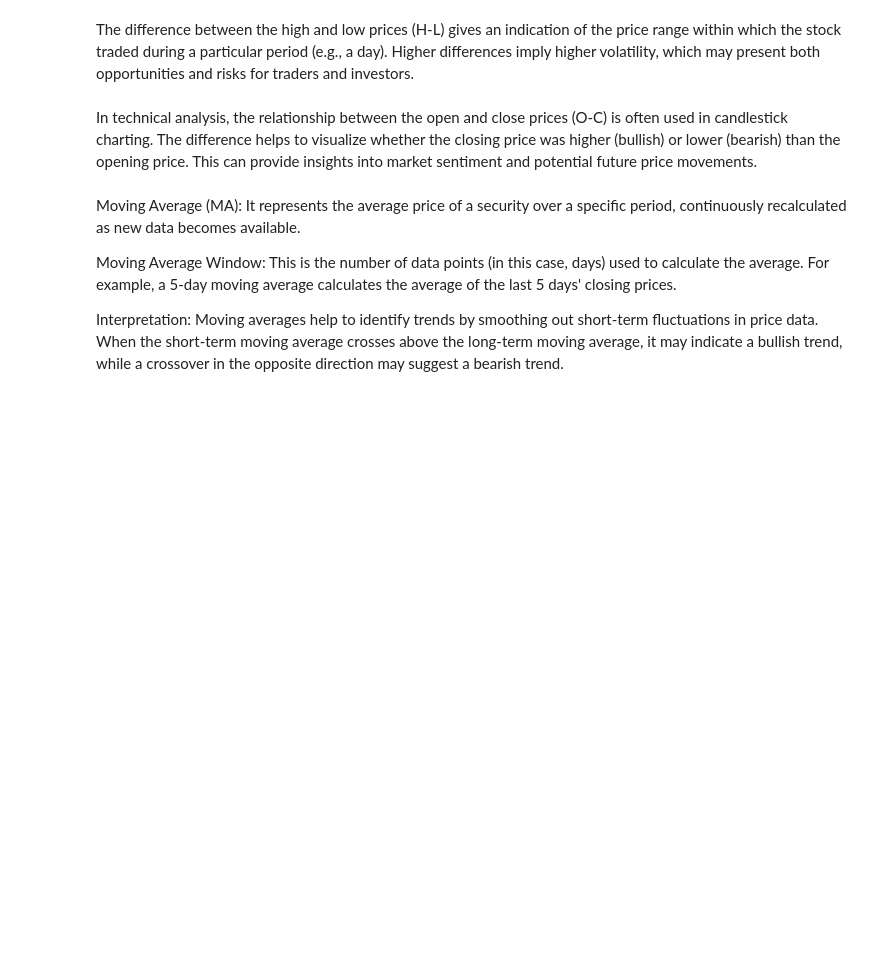
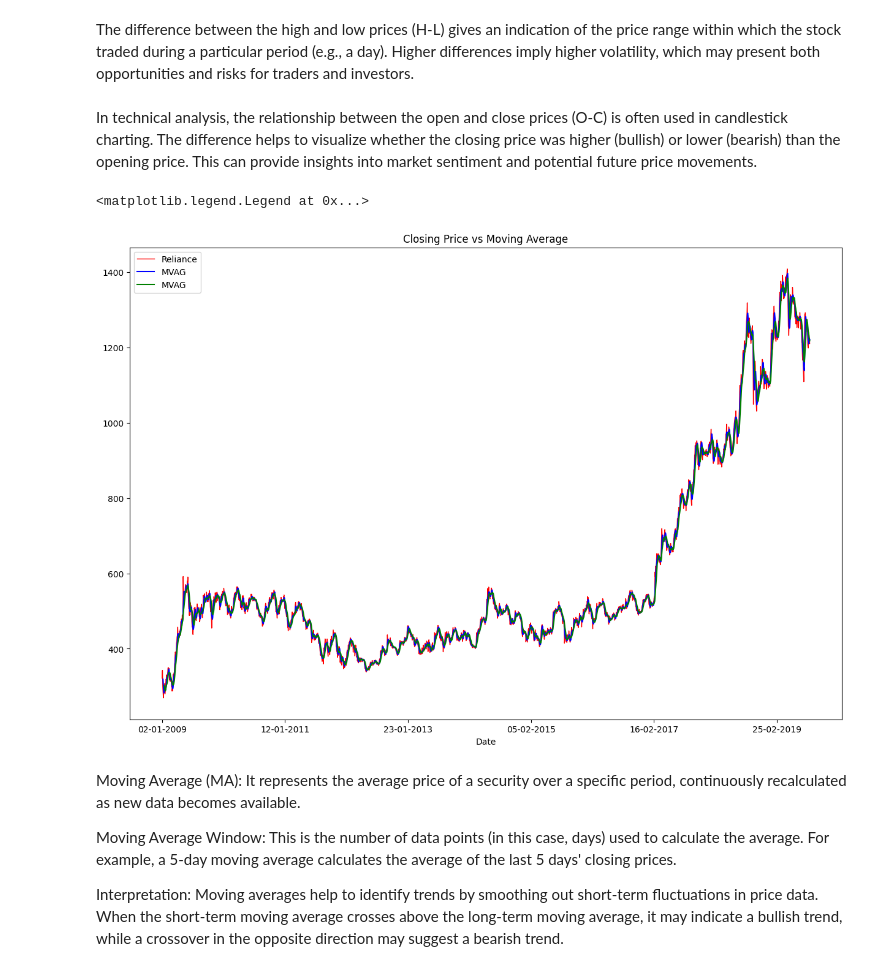
Before and after one commit to sahilgarg2814/avisoft, a Jupyter notebook: weekly_assignment/weakly_assignment7.ipynb, the cells around one changed output. Saved outputs shown, nothing was run; the diff lists cells and outputs as text; code cells hidden in the pictures; blank space fills up the shorter version.

```diff
--- a/weekly_assignment/weakly_assignment7.ipynb
+++ b/weekly_assignment/weakly_assignment7.ipynb
@@ -38,7 +38,9 @@ Volume       0
 Adj Close    0
 dtype: int64
 # %%
-# setting the date as the index
+# setting the date as the index and changing the format of date acc to my need
+dataframe_reliance_stock_price['Date']=pd.to_datetime(dataframe_reliance_stock_price['Date'])
+dataframe_reliance_stock_price['Date']=dataframe_reliance_stock_price['Date'].dt.strftime('%d-%m-%Y')
 dataframe_reliance_stock_price.set_index('Date',inplace=True)
 # %%
 dataframe_reliance_stock_price['H-L']=dataframe_reliance_stock_price['High'] -dataframe_reliance_stock_price['Low']
@@ -50,6 +52,14 @@ In technical analysis, the relationship between the open and close prices (O-C)
 # %%
 dataframe_reliance_stock_price['moving_average_5'] = dataframe_reliance_stock_price['Close'].rolling(window=5).mean()
 dataframe_reliance_stock_price['moving_average_10'] = dataframe_reliance_stock_price['Close'].rolling(window=10).mean()
+# %%
+dataframe_reliance_stock_price['Close'].plot(label='Reliance', figsize=(15,10), title='Closing Price vs Moving Average', color='red', linewidth=1.0, grid=True)
+dataframe_reliance_stock_price['moving_average_5'].plot(label='MVAG', color='blue')
+dataframe_reliance_stock_price['moving_average_10'].plot(label='MVAG', color='green')
+plt.legend()
+# %% [output]
+<matplotlib.legend.Legend at 0x...>
+[figure, added]
 # %% [markdown]
 Moving Average (MA): It represents the average price of a security over a specific period, continuously recalculated as new data becomes available.
 
```
